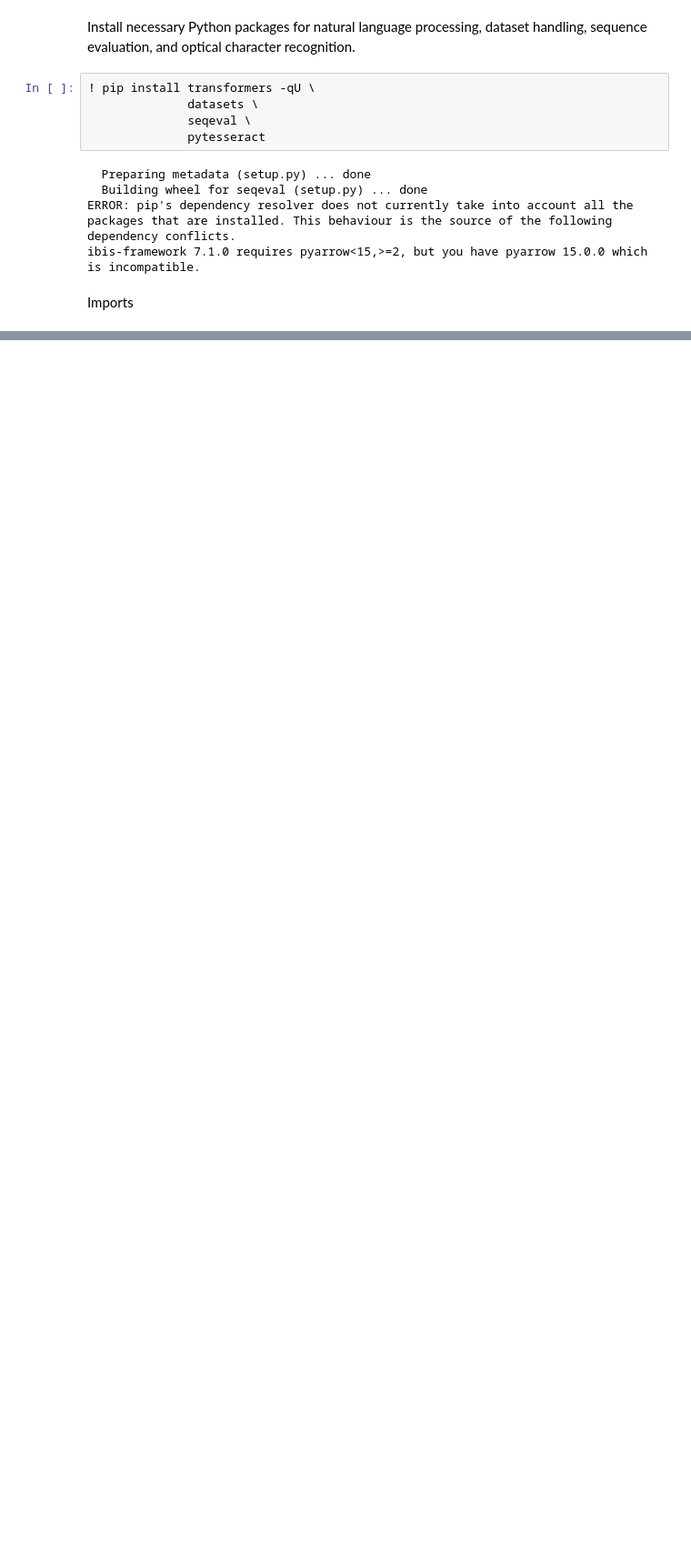
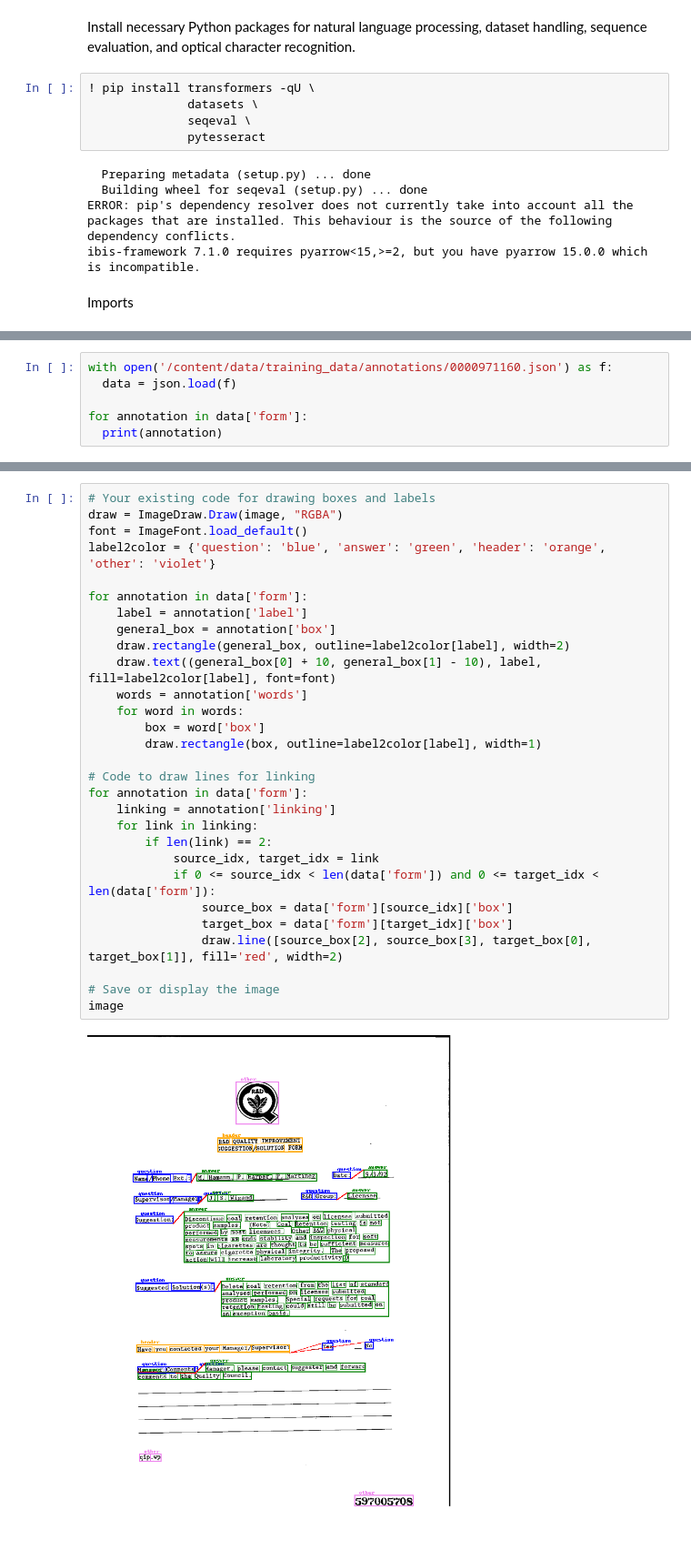
Before and after one commit to harshpujari/randomFiles, a Jupyter notebook: layout_lm_v3_kie.ipynb, the cells around one changed output, grey strips where cells are left out. Shown at 91% size. Drawn from its saved outputs; the diff is of its cells as text; blank space fills up the shorter version.

```diff
--- a/layout_lm_v3_kie.ipynb
+++ b/layout_lm_v3_kie.ipynb
@@ -52,0 +55,6 @@ NameError: name 'dataset' is not defined
+# %%
+with open('/content/data/training_data/annotations/0000971160.json') as f:
+  data = json.load(f)
+
+for annotation in data['form']:
+  print(annotation)
@@ -52,0 +79,31 @@ NameError: name 'dataset' is not defined
+# %%
+# Your existing code for drawing boxes and labels
+draw = ImageDraw.Draw(image, "RGBA")
+font = ImageFont.load_default()
+label2color = {'question': 'blue', 'answer': 'green', 'header': 'orange', 'other': 'violet'}
+
+for annotation in data['form']:
+    label = annotation['label']
+    general_box = annotation['box']
+    draw.rectangle(general_box, outline=label2color[label], width=2)
+    draw.text((general_box[0] + 10, general_box[1] - 10), label, fill=label2color[label], font=font)
+    words = annotation['words']
+    for word in words:
+        box = word['box']
+        draw.rectangle(box, outline=label2color[label], width=1)
+
+# Code to draw lines for linking
+for annotation in data['form']:
+    linking = annotation['linking']
+    for link in linking:
+        if len(link) == 2:
+            source_idx, target_idx = link
+            if 0 <= source_idx < len(data['form']) and 0 <= target_idx < len(data['form']):
+                source_box = data['form'][source_idx]['box']
+                target_box = data['form'][target_idx]['box']
+                draw.line([source_box[2], source_box[3], target_box[0], target_box[1]], fill='red', width=2)
+
+# Save or display the image
+image
+# %% [output]
+[figure, added]
```
Also changed, not shown: parts of 7 cells of this notebook.
